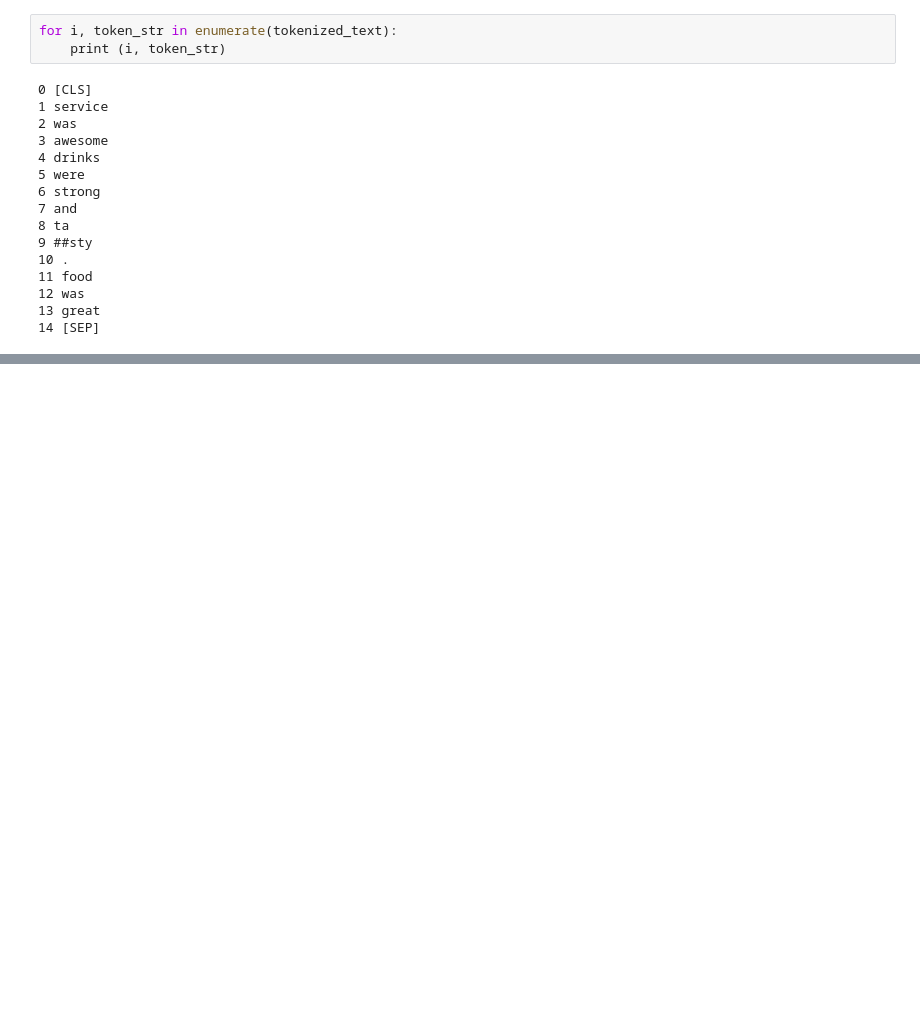
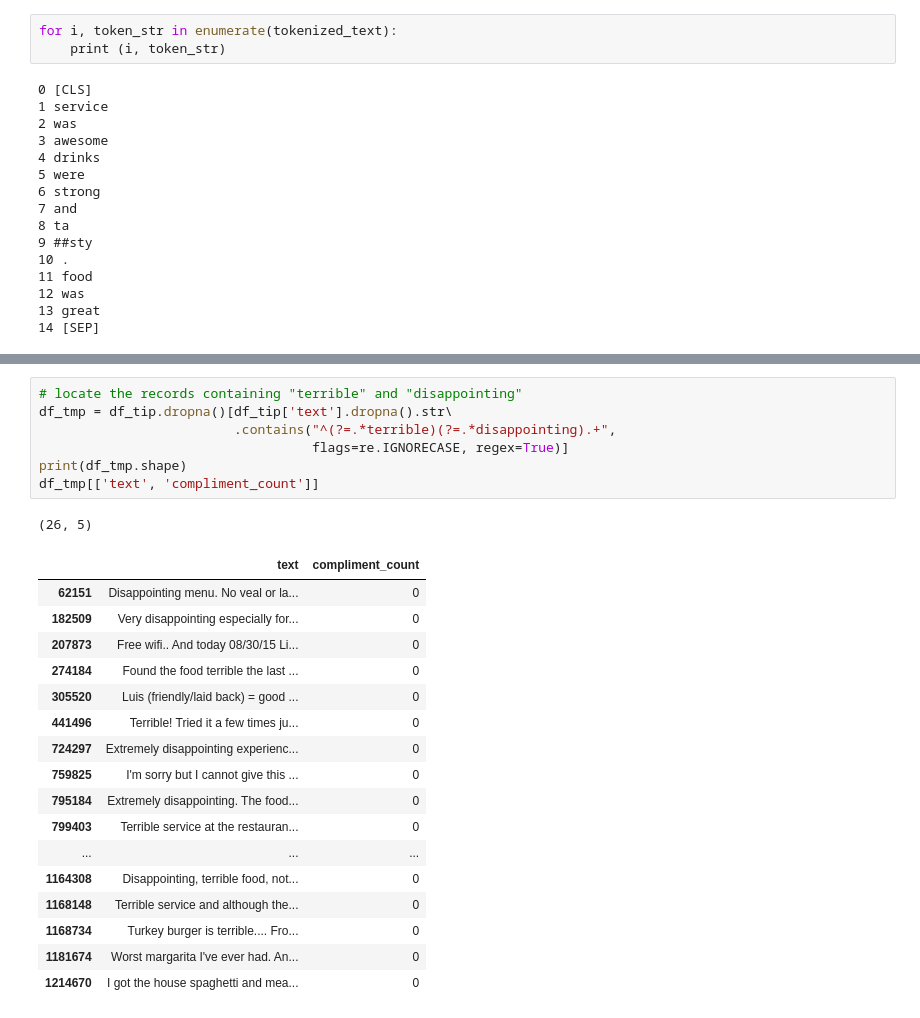
Before and after one commit to Nov05/yelp-dataset-challenge, a Jupyter notebook: notebooks/2019_12_10_BERT.ipynb, the cells around one changed output, grey strips where cells are left out. Drawn from its saved outputs; the diff is of its cells as text; blank space fills up the shorter version.

```diff
--- a/notebooks/2019_12_10_BERT.ipynb
+++ b/notebooks/2019_12_10_BERT.ipynb
@@ -264,0 +322,26 @@ Vector similarity for *different* meanings:  0.55
+# %%
+# locate the records containing "terrible" and "disappointing"
+df_tmp = df_tip.dropna()[df_tip['text'].dropna().str\
+                         .contains("^(?=.*terrible)(?=.*disappointing).+",
+                                   flags=re.IGNORECASE, regex=True)]
+print(df_tmp.shape)
+df_tmp[['text', 'compliment_count']]
+# %% [output]
+(26, 5)
+|  | text | compliment_count |
+| 62151 | Disappointing menu. No veal or la... | 0 |
+| 182509 | Very disappointing especially for... | 0 |
+| 207873 | Free wifi.. And today 08/30/15 Li... | 0 |
+| 274184 | Found the food terrible the last ... | 0 |
+| 305520 | Luis (friendly/laid back) = good ... | 0 |
+| 441496 | Terrible! Tried it a few times ju... | 0 |
+| 724297 | Extremely disappointing experienc... | 0 |
+| 759825 | I'm sorry but I cannot give this ... | 0 |
+| 795184 | Extremely disappointing. The food... | 0 |
+| 799403 | Terrible service at the restauran... | 0 |
+| ... | ... | ... |
+| 1164308 | Disappointing, terrible food, not... | 0 |
+| 1168148 | Terrible service and although the... | 0 |
+| 1168734 | Turkey burger is terrible.... Fro... | 0 |
+| 1181674 | Worst margarita I've ever had. An... | 0 |
+| 1214670 | I got the house spaghetti and mea... | 0 |
```
Also changed, not shown: parts of 24 cells of this notebook.
